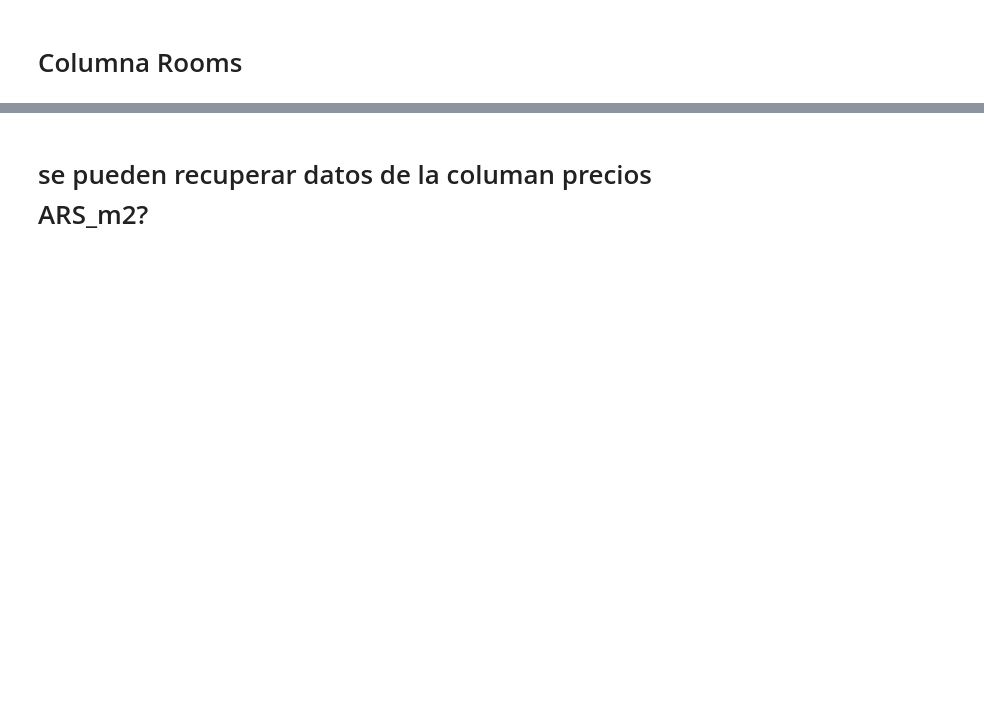
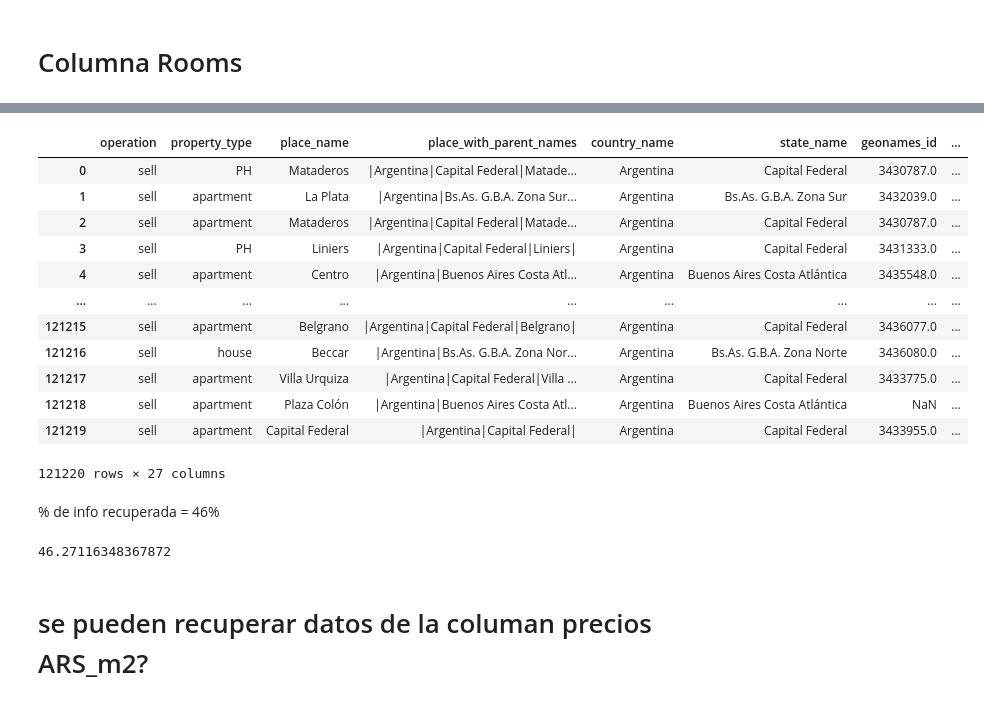
Before and after one commit to LuiosDyet/dh-ds-pi-1, a Jupyter notebook: superficie.ipynb, the cells around one changed output, grey strips where cells are left out. Cells and saved outputs as stored; diff of their text form; code cells hidden in the pictures; blank space fills up the shorter version.

```diff
--- a/superficie.ipynb
+++ b/superficie.ipynb
@@ -4,7 +4,7 @@ RECORDAR DESZIPEAR PROPERATTI.ZIP
 import pandas as pd
 import numpy as np
 # %%
-data = pd.read_csv("./properatti.csv", index_col=0)
+data = pd.read_csv("../properatti.csv", index_col=0)
 data.shape
 # %% [output]
 (121220, 25)
@@ -233,3 +286,26 @@ room_match.sample(10)
+# %%
+data_limpia["rooms"].fillna(data_limpia["rooms_clean_dos"],inplace=True)
+data_limpia
+# %% [output]
+|  | operation | property_type | place_name | place_with_parent_names | country_name | state_name | geonames_id | ... |
+| 0 | sell | PH | Mataderos | |Argentina|Capital Federal|Matade... | Argentina | Capital Federal | 3430787.0 | ... |
+| 1 | sell | apartment | La Plata | |Argentina|Bs.As. G.B.A. Zona Sur... | Argentina | Bs.As. G.B.A. Zona Sur | 3432039.0 | ... |
+| 2 | sell | apartment | Mataderos | |Argentina|Capital Federal|Matade... | Argentina | Capital Federal | 3430787.0 | ... |
+| 3 | sell | PH | Liniers | |Argentina|Capital Federal|Liniers| | Argentina | Capital Federal | 3431333.0 | ... |
+| 4 | sell | apartment | Centro | |Argentina|Buenos Aires Costa Atl... | Argentina | Buenos Aires Costa Atlántica | 3435548.0 | ... |
+| ... | ... | ... | ... | ... | ... | ... | ... | ... |
+| 121215 | sell | apartment | Belgrano | |Argentina|Capital Federal|Belgrano| | Argentina | Capital Federal | 3436077.0 | ... |
+| 121216 | sell | house | Beccar | |Argentina|Bs.As. G.B.A. Zona Nor... | Argentina | Bs.As. G.B.A. Zona Norte | 3436080.0 | ... |
+| 121217 | sell | apartment | Villa Urquiza | |Argentina|Capital Federal|Villa ... | Argentina | Capital Federal | 3433775.0 | ... |
+| 121218 | sell | apartment | Plaza Colón | |Argentina|Buenos Aires Costa Atl... | Argentina | Buenos Aires Costa Atlántica | NaN | ... |
+| 121219 | sell | apartment | Capital Federal | |Argentina|Capital Federal| | Argentina | Capital Federal | 3433955.0 | ... |
+121220 rows × 27 columns
+# %% [markdown]
+% de info recuperada = 46%
+# %%
+data_limpia["rooms"].isnull().sum()/data["rooms"].isnull().sum()*100
+# %% [output]
+46.27116348367872
 # %% [markdown]
 # se pueden recuperar datos de la columan precios ARS_m2?
 # %%
```
Also changed, not shown: parts of 8 cells of this notebook.
